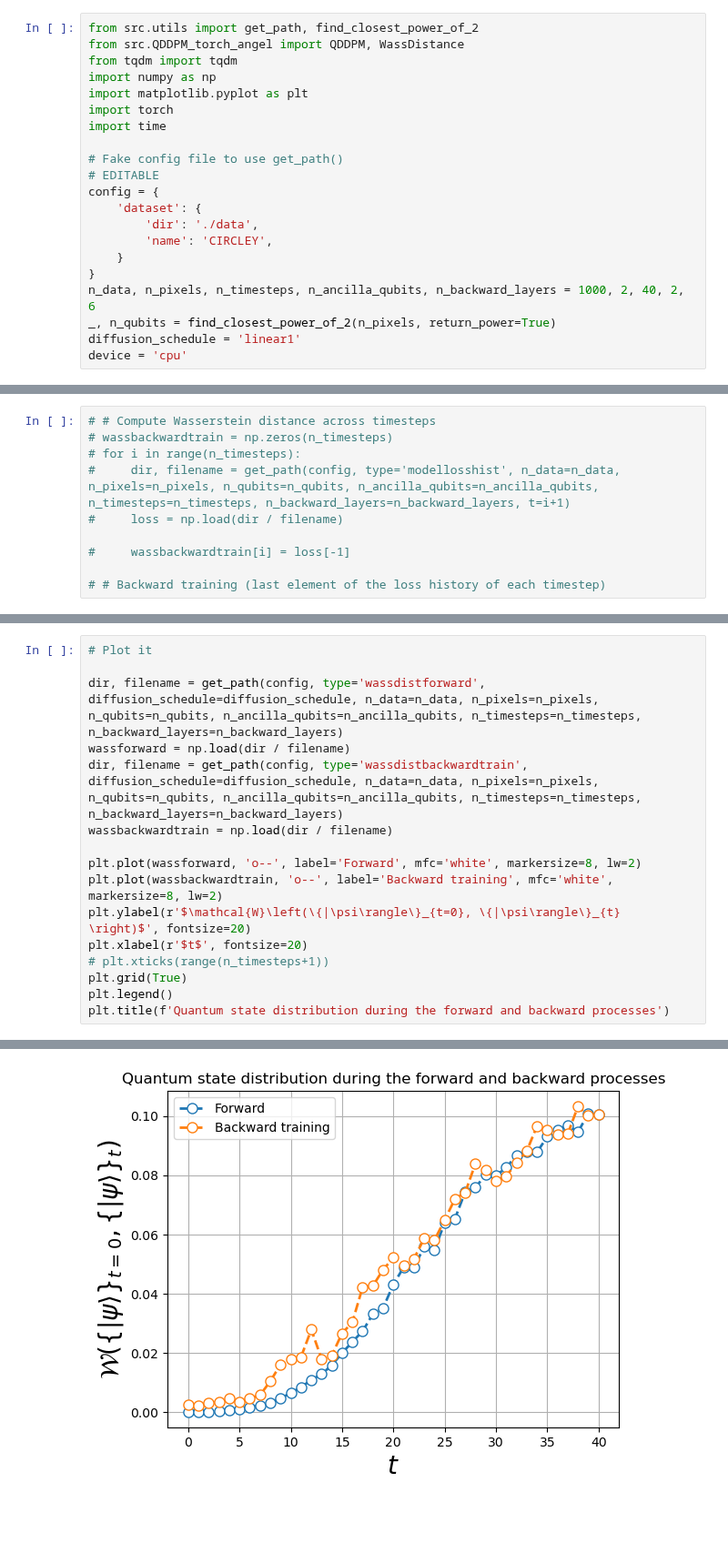
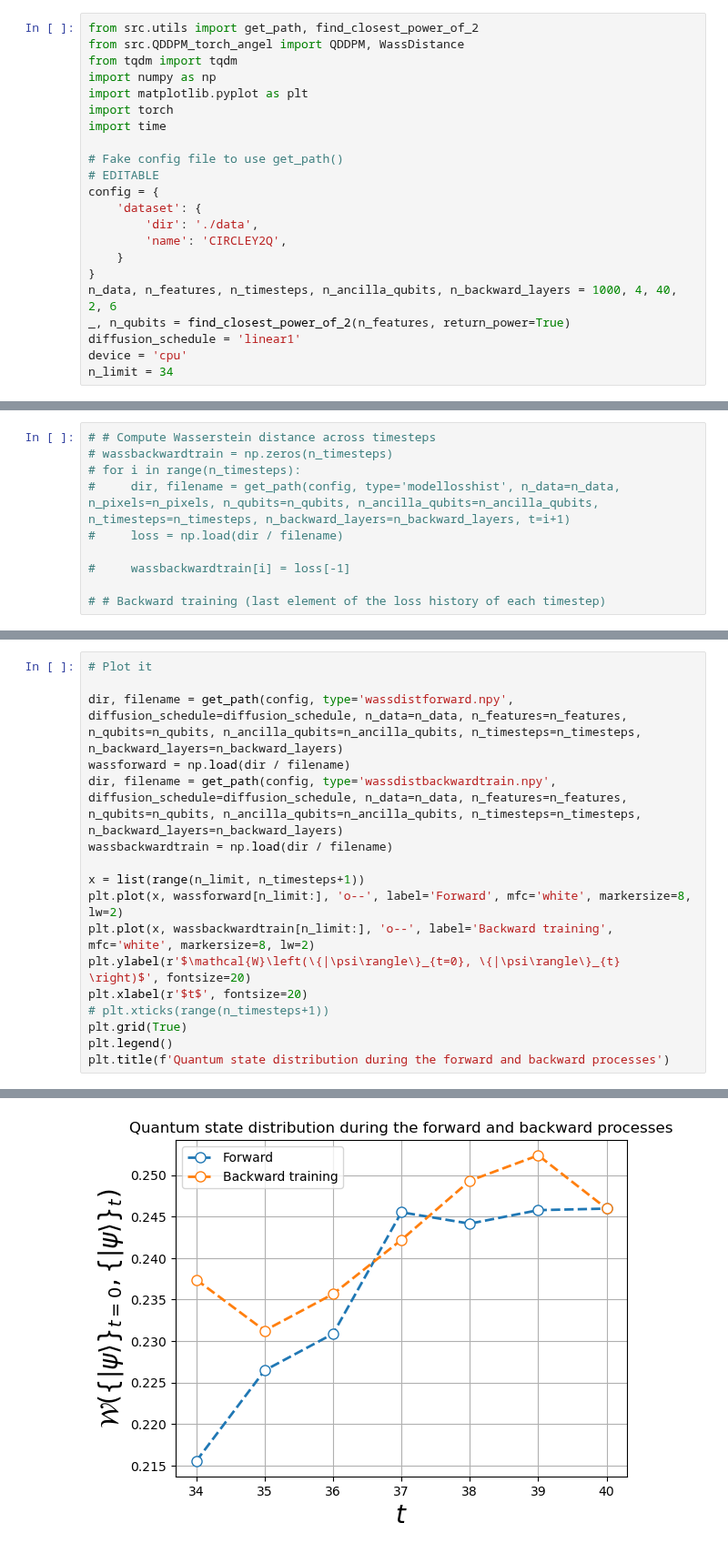
Before and after one commit to alapena/QuantGenMdl, a Jupyter notebook: visualize_denoising.ipynb, the cells around one changed output, grey strips where cells are left out. Shown at 91% size. Saved outputs shown, nothing was run; the diff lists cells and outputs as text; blank space fills up the shorter version.

```diff
--- a/visualize_denoising.ipynb
+++ b/visualize_denoising.ipynb
@@ -12,13 +12,14 @@ import time
 config = {
     'dataset': {
         'dir': './data',
-        'name': 'CIRCLEY',
+        'name': 'CIRCLEY2Q',
     }
 }
-n_data, n_pixels, n_timesteps, n_ancilla_qubits, n_backward_layers = 1000, 2, 40, 2, 6
-_, n_qubits = find_closest_power_of_2(n_pixels, return_power=True)
+n_data, n_features, n_timesteps, n_ancilla_qubits, n_backward_layers = 1000, 4, 40, 2, 6
+_, n_qubits = find_closest_power_of_2(n_features, return_power=True)
 diffusion_schedule = 'linear1'
 device = 'cpu'
+n_limit = 34
 # %%
 size = 10
 
@@ -105,22 +121,23 @@ np.save(dir / filename, wass)
 # %%
 # Plot it
 
-dir, filename = get_path(config, type='wassdistforward', diffusion_schedule=diffusion_schedule, n_data=n_data, n_pixels=n_pixels, n_qubits=n_qubits, n_ancilla_qubits=n_ancilla_qubits, n_timesteps=n_timesteps, n_backward_layers=n_backward_layers)
+dir, filename = get_path(config, type='wassdistforward.npy', diffusion_schedule=diffusion_schedule, n_data=n_data, n_features=n_features, n_qubits=n_qubits, n_ancilla_qubits=n_ancilla_qubits, n_timesteps=n_timesteps, n_backward_layers=n_backward_layers)
 wassforward = np.load(dir / filename)
-dir, filename = get_path(config, type='wassdistbackwardtrain', diffusion_schedule=diffusion_schedule, n_data=n_data, n_pixels=n_pixels, n_qubits=n_qubits, n_ancilla_qubits=n_ancilla_qubits, n_timesteps=n_timesteps, n_backward_layers=n_backward_layers)
+dir, filename = get_path(config, type='wassdistbackwardtrain.npy', diffusion_schedule=diffusion_schedule, n_data=n_data, n_features=n_features, n_qubits=n_qubits, n_ancilla_qubits=n_ancilla_qubits, n_timesteps=n_timesteps, n_backward_layers=n_backward_layers)
 wassbackwardtrain = np.load(dir / filename)
 
-plt.plot(wassforward, 'o--', label='Forward', mfc='white', markersize=8, lw=2)
-plt.plot(wassbackwardtrain, 'o--', label='Backward training', mfc='white', markersize=8, lw=2)
+x = list(range(n_limit, n_timesteps+1))
+plt.plot(x, wassforward[n_limit:], 'o--', label='Forward', mfc='white', markersize=8, lw=2)
+plt.plot(x, wassbackwardtrain[n_limit:], 'o--', label='Backward training', mfc='white', markersize=8, lw=2)
 plt.ylabel(r'$\mathcal{W}\left(\{|\psi\rangle\}_{t=0}, \{|\psi\rangle\}_{t} \right)$', fontsize=20)
 plt.xlabel(r'$t$', fontsize=20)
 # plt.xticks(range(n_timesteps+1))
 plt.grid(True)
 plt.legend()
 plt.title(f'Quantum state distribution during the forward and backward processes')
 # %% [output]
 Text(0.5, 1.0, 'Quantum state distribution during the forward and backward processes')
-[figure, old version]
+[figure, new version]
 # %%
 # Compute the images across timesteps.
 # device = torch.device('cuda:0')
```
Also changed, not shown: parts of 7 cells of this notebook, 9 other files.
